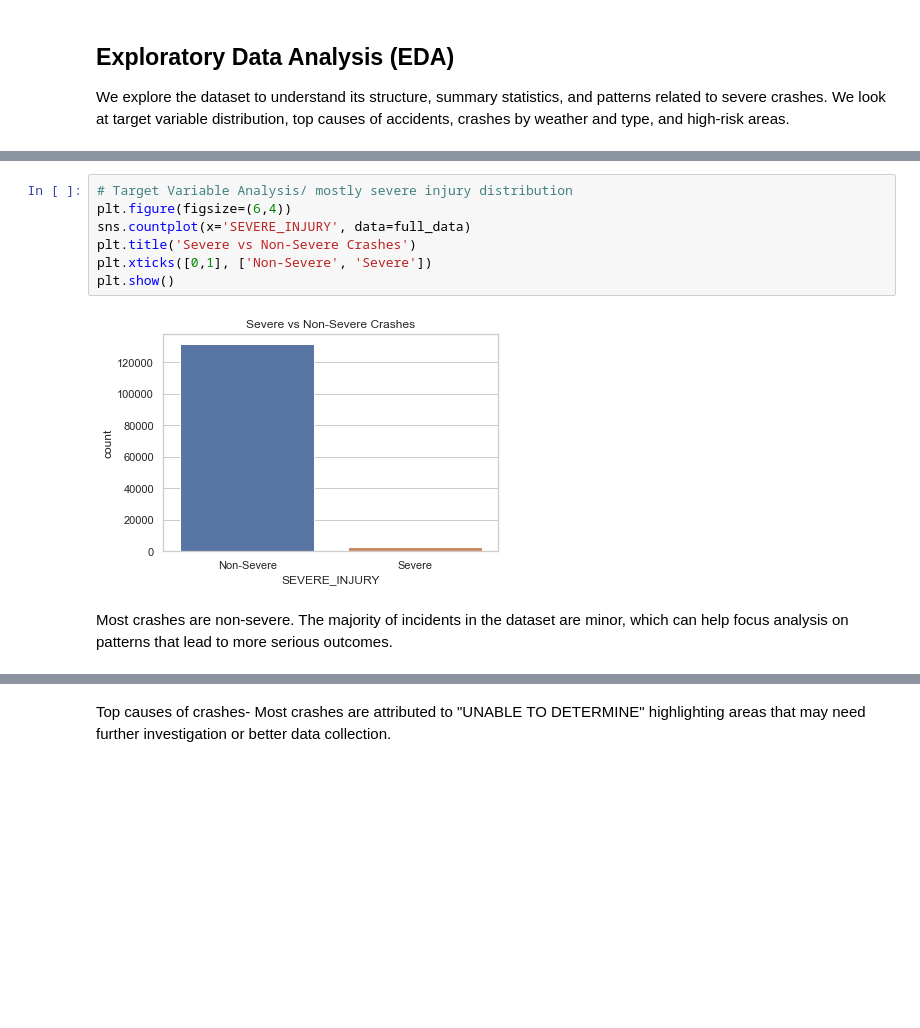
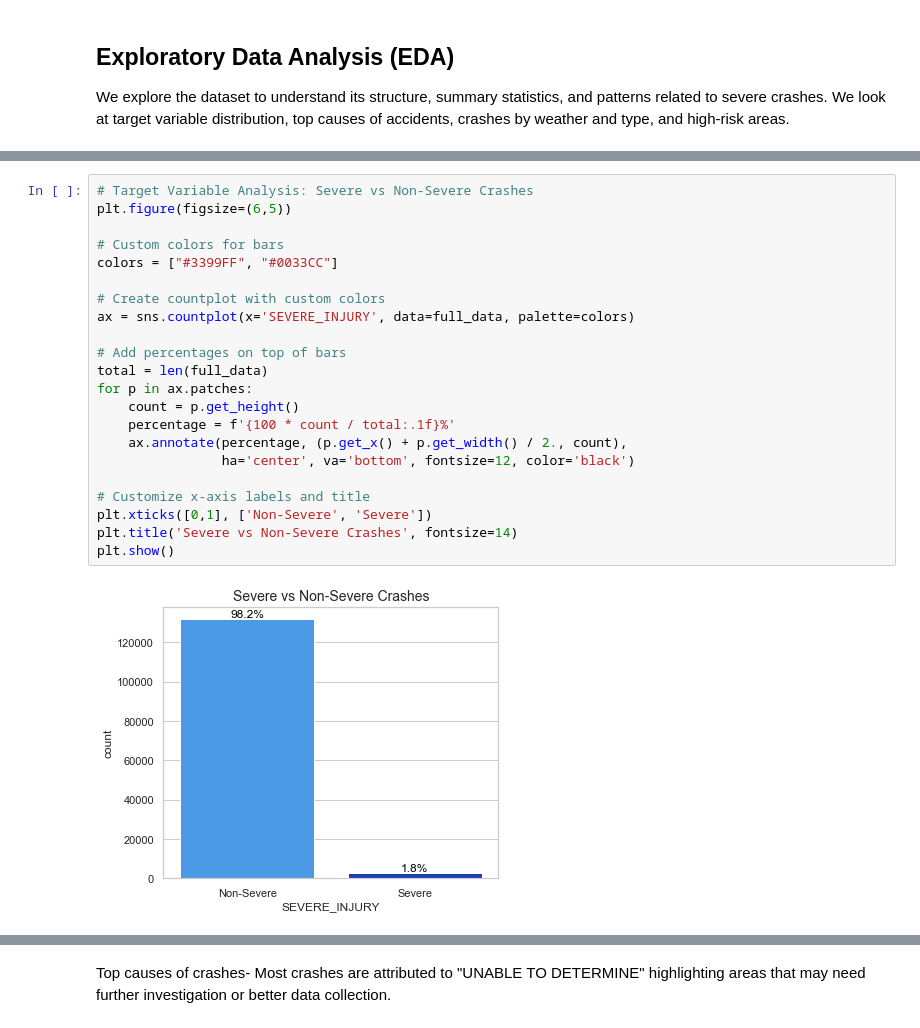
Before and after one commit to Victor-Mufasa/Phase-4-Project, a Jupyter notebook: index.ipynb, the cells around one changed output, grey strips where cells are left out. Cells and saved outputs as stored; diff of their text form; blank space fills up the shorter version.

```diff
--- a/index.ipynb
+++ b/index.ipynb
@@ -527,14 +554,27 @@ full_data.describe(include='object')
 | top | 25c7efc7347c450d7100bfb11dcd2ba6f... | NOT ON SCENE (DESK REPORT) | 08/06/2025 05:01:00 PM | UNABLE TO DETERMINE | NOT APPLICABLE | ... |
 | freq | 36 | 64590 | 36 | 52986 | 56326 | ... |
 4 rows × 59 columns
-# %%
-# Target Variable Analysis/ mostly severe injury distribution
-plt.figure(figsize=(6,4))
-sns.countplot(x='SEVERE_INJURY', data=full_data)
-plt.title('Severe vs Non-Severe Crashes')
-plt.xticks([0,1], ['Non-Severe', 'Severe'])
-plt.show()
-# %% [output]
-[figure, removed]
-# %% [markdown]
-Most crashes are non-severe. The majority of incidents in the dataset are minor, which can help focus analysis on patterns that lead to more serious outcomes.
+# %%
+# Target Variable Analysis: Severe vs Non-Severe Crashes
+plt.figure(figsize=(6,5))
+
+# Custom colors for bars
+colors = ["#3399FF", "#0033CC"]
+
+# Create countplot with custom colors
+ax = sns.countplot(x='SEVERE_INJURY', data=full_data, palette=colors)
+
+# Add percentages on top of bars
+total = len(full_data)
+for p in ax.patches:
+    count = p.get_height()
+    percentage = f'{100 * count / total:.1f}%'
+    ax.annotate(percentage, (p.get_x() + p.get_width() / 2., count),
+                ha='center', va='bottom', fontsize=12, color='black')
+
+# Customize x-axis labels and title
+plt.xticks([0,1], ['Non-Severe', 'Severe'])
+plt.title('Severe vs Non-Severe Crashes', fontsize=14)
+plt.show()
+# %% [output]
+[figure, added]
```
Also changed, not shown: parts of 25 cells of this notebook.
